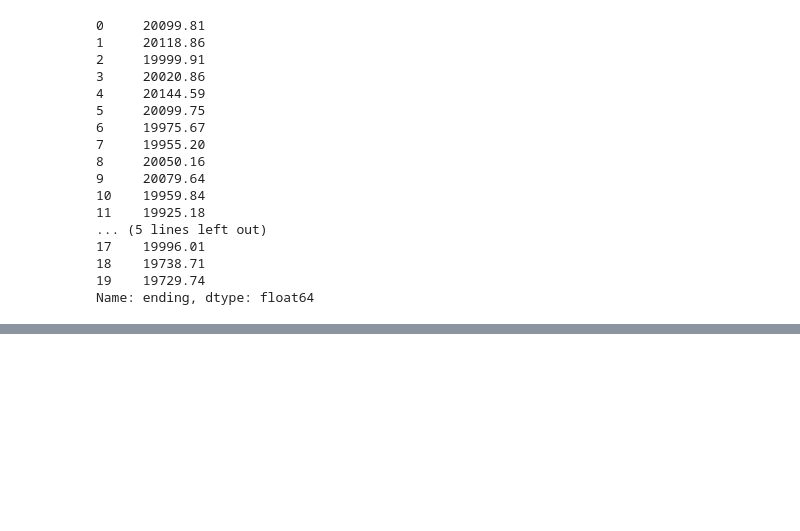
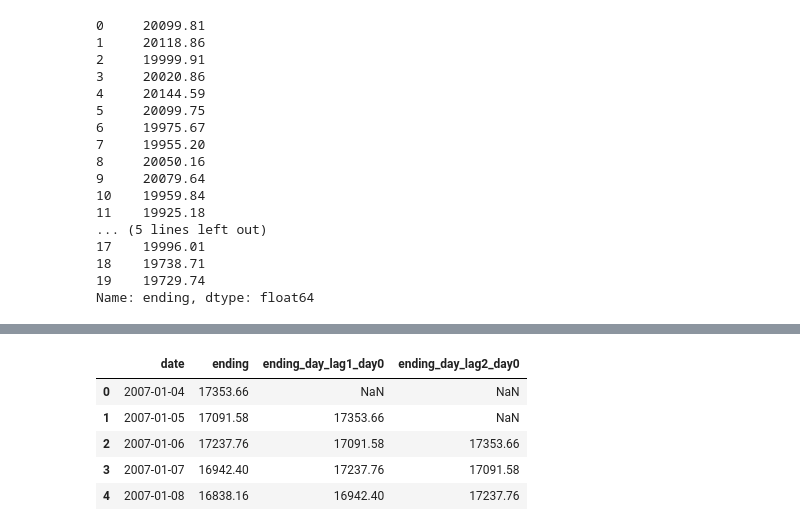
Before and after one commit to upura/upura.hatenablog, a Jupyter notebook: time_series/kaggledays/index.ipynb, the cells around one changed output, grey strips where cells are left out. Cells and saved outputs as stored; diff of their text form; code cells hidden in the pictures; blank space fills up the shorter version.

```diff
--- a/time_series/kaggledays/index.ipynb
+++ b/time_series/kaggledays/index.ipynb
@@ -181,0 +192,8 @@ plt.plot(y_pred)
+# %%
+X = df[['date', 'ending']]
+y = df['ending']
+
+X_train = X[:2600]
+y_train = y[:2600]
+X_test = X[2600:].reset_index(drop=True)
+y_test = y[2600:].reset_index(drop=True)
@@ -181,0 +227,17 @@ plt.plot(y_pred)
+# %%
+import feather
+
+
+def load_datasets(feats):
+    dfs = [feather.read_dataframe(f'features/{f}_train.feather') for f in feats]
+    X_train = pd.concat(dfs, axis=1)
+    dfs = [feather.read_dataframe(f'features/{f}_test.feather') for f in feats]
+    X_test = pd.concat(dfs, axis=1)
+    return X_train, X_test
+
+feats = [
+    'day_lag1_day0',
+    'day_lag2_day0'
+]
+# %%
+feather_train, feather_test = load_datasets(feats)
@@ -181,0 +253,9 @@ plt.plot(y_pred)
+# %%
+pd.concat([X_train, feather_train], axis=1).head()
+# %% [output]
+|  | date | ending | ending_day_lag1_day0 | ending_day_lag2_day0 |
+| 0 | 2007-01-04 | 17353.66 | NaN | NaN |
+| 1 | 2007-01-05 | 17091.58 | 17353.66 | NaN |
+| 2 | 2007-01-06 | 17237.76 | 17091.58 | 17353.66 |
+| 3 | 2007-01-07 | 16942.40 | 17237.76 | 17091.58 |
+| 4 | 2007-01-08 | 16838.16 | 16942.40 | 17237.76 |
```
Also changed, not shown: parts of 17 cells of this notebook.
